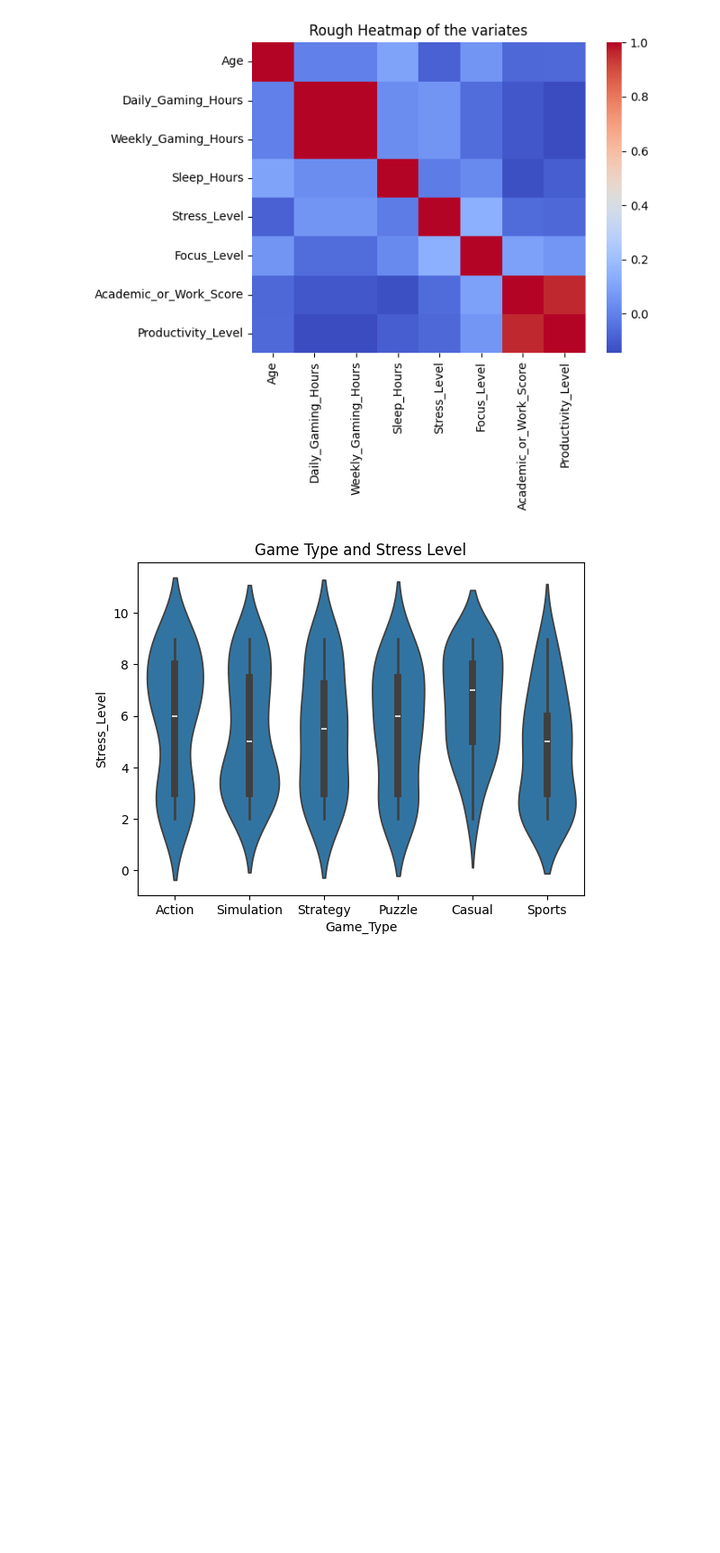
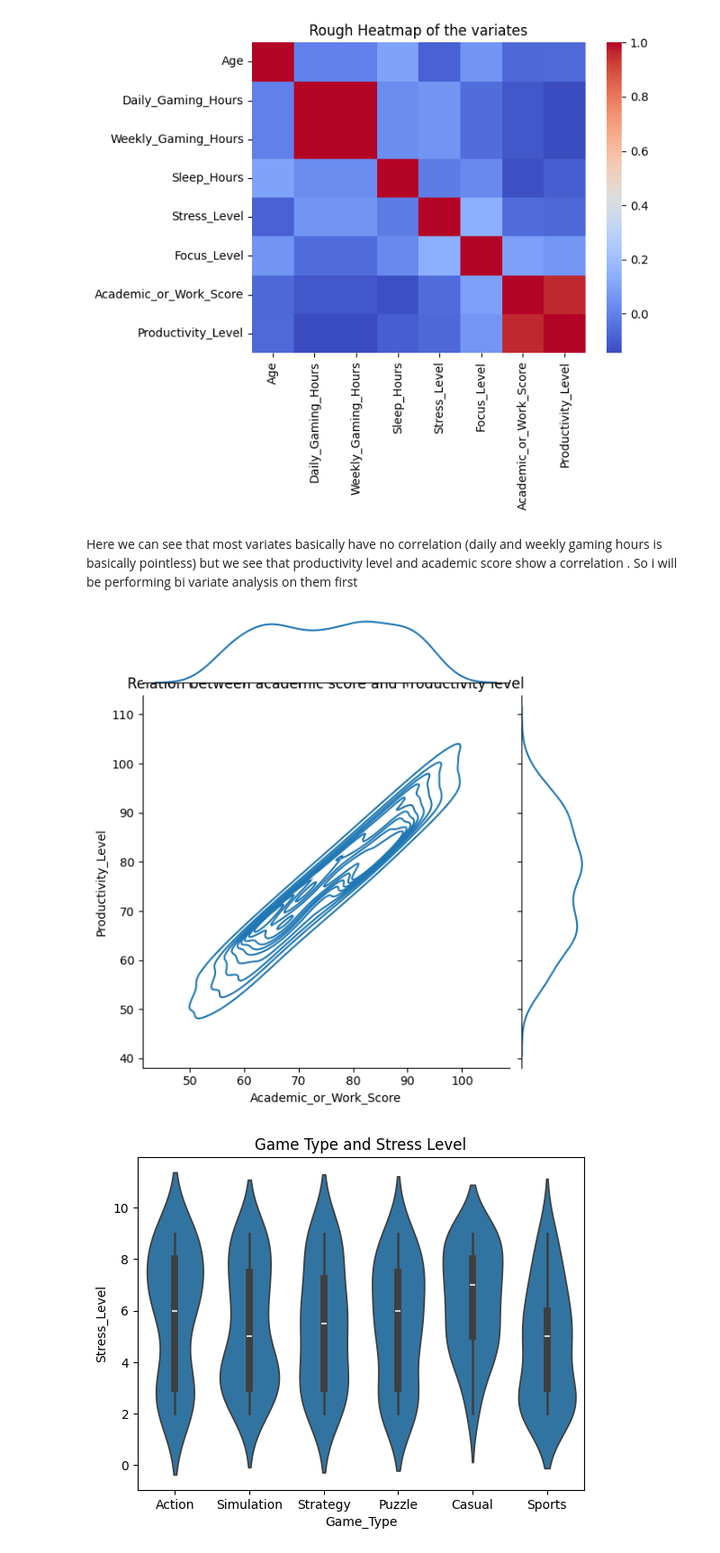
Before and after one commit to Cygus314i/Exploratory-Data-Analysis-Beginner-level-to-learn-, a Jupyter notebook: Gaming&Academic_performances.ipynb, the cells around one changed output. Shown at 90% size. Drawn from its saved outputs; the diff is of its cells as text; code cells hidden in the pictures; blank space fills up the shorter version.

```diff
--- a/Gaming&Academic_performances.ipynb
+++ b/Gaming&Academic_performances.ipynb
@@ -34,6 +34,14 @@ plt.title("Rough Heatmap of the variates")
 plt.show()
 # %% [output]
 [figure]
+# %% [markdown]
+Here we can see that most variates basically have no correlation (daily and weekly gaming hours is basically pointless) but we see that productivity level and academic score show a correlation . So i will be performing bi variate analysis on them first
+# %%
+sns.jointplot(df_age,x=df_age["Academic_or_Work_Score"], y = df_age["Productivity_Level"],kind="kde")
+plt.title("Relation between academic score and Productivity level")
+plt.show()
+# %% [output]
+[figure, added]
 # %%
 sns.violinplot(df_age,x=df_age["Game_Type"], y = df_age["Stress_Level"])
 plt.title("Game Type and Stress Level")
```
Also changed, not shown: parts of 1 cell of this notebook.
